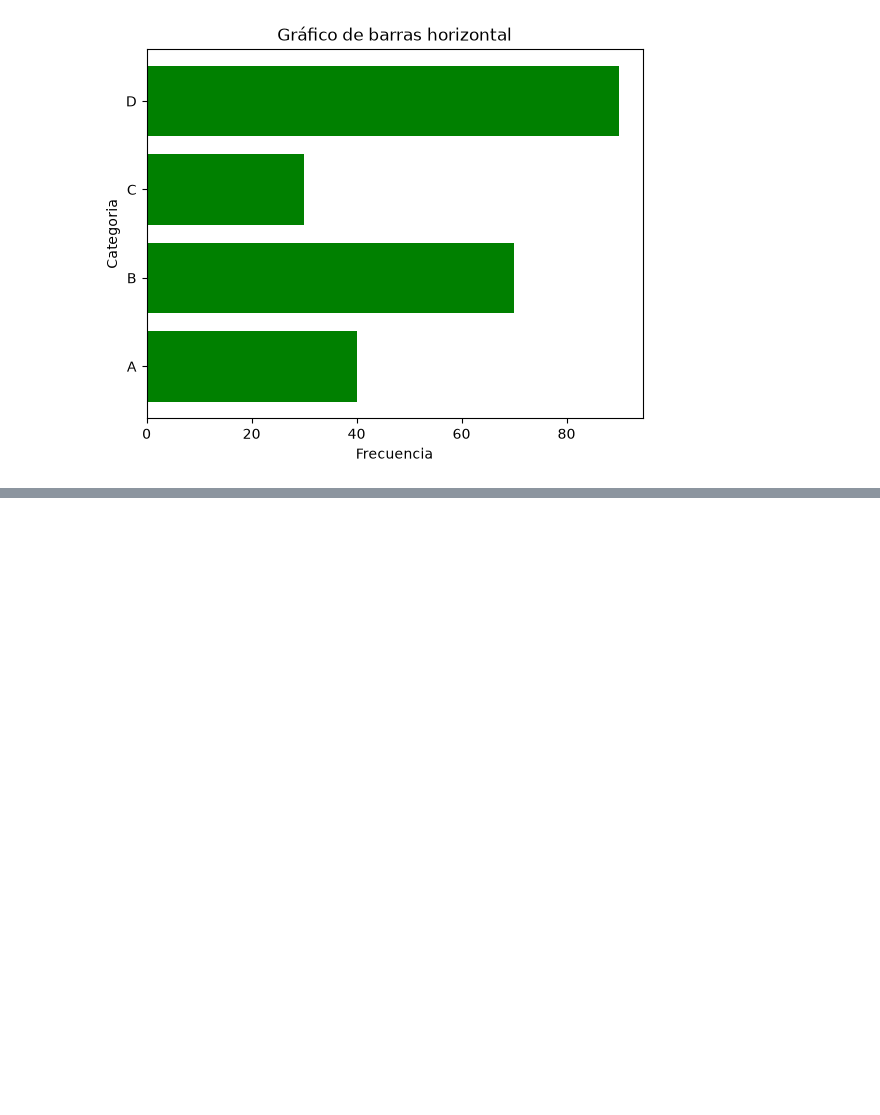
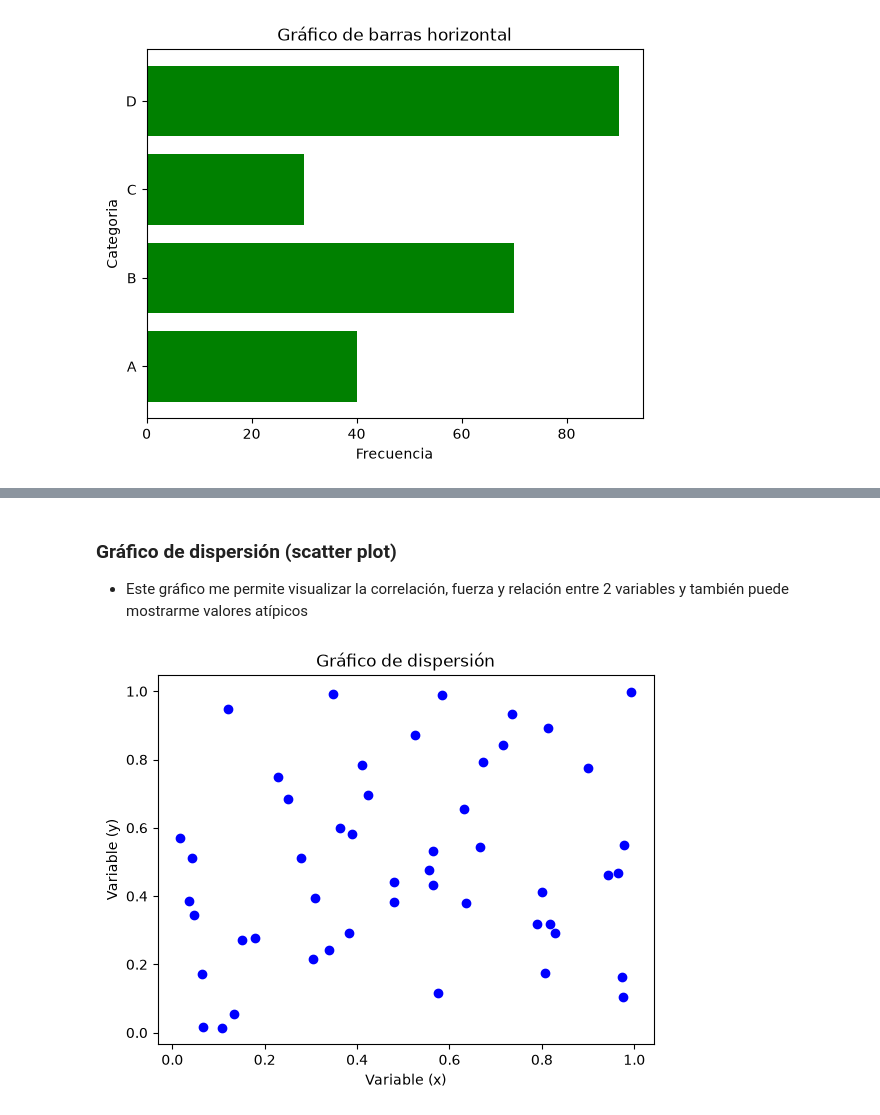
Before and after one commit to marcell-llerena/datascience-g8, a Jupyter notebook: notebooks/20260817_24_matplotlib_tipograficos.ipynb, the cells around one changed output, grey strips where cells are left out. Saved outputs shown, nothing was run; the diff lists cells and outputs as text; code cells hidden in the pictures; blank space fills up the shorter version.

```diff
--- a/notebooks/20260817_24_matplotlib_tipograficos.ipynb
+++ b/notebooks/20260817_24_matplotlib_tipograficos.ipynb
@@ -42,0 +55,17 @@ plt.show()
+# %% [markdown]
+### Gráfico de dispersión (scatter plot)
+
+- Este gráfico me permite visualizar la correlación, fuerza y relación entre 2 variables y también puede mostrarme valores atípicos
+# %%
+import numpy as np
+
+x = np.random.rand(50)
+y = np.random.rand(50)
+
+plt.scatter(x, y, color='blue')
+plt.xlabel('Variable (x)')
+plt.ylabel('Variable (y)')
+plt.title('Gráfico de dispersión')
+plt.show()
+# %% [output]
+[figure, added]
```
Also changed, not shown: parts of 7 cells of this notebook, 1 other file.
